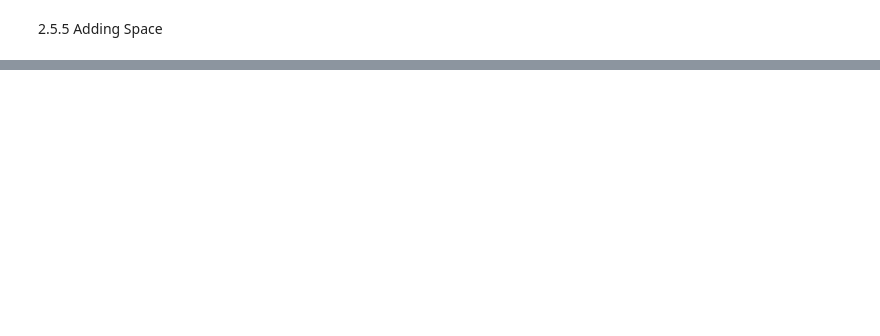
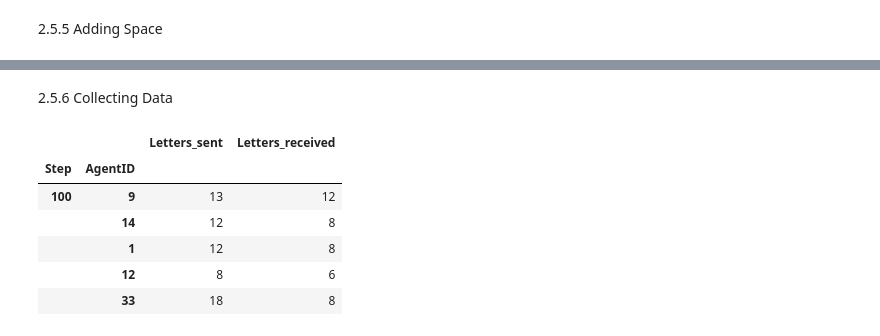
Before and after one commit to JacobBenSchwartz/Programming-Historians-Portfolio, a Jupyter notebook: Simulating-Historical-Communication-Networks.ipynb, the cells around one changed output, grey strips where cells are left out. Saved outputs shown, nothing was run; the diff lists cells and outputs as text; code cells hidden in the pictures; blank space fills up the shorter version.

```diff
--- a/Simulating-Historical-Communication-Networks.ipynb
+++ b/Simulating-Historical-Communication-Networks.ipynb
@@ -222,0 +223,7 @@ plt.colorbar(label="Number of Agents present in Cell")
+# %% [markdown]
+2.5.6 Collecting Data
+# %%
+def compute_received_letters(model):
+    number_of_received_letters = 0
+    for agent in model.schedule.agents:
+        return number_of_received_letters
@@ -222,0 +263,11 @@ plt.colorbar(label="Number of Agents present in Cell")
+# %%
+agent_letters = model.datacollector.get_agent_vars_dataframe()
+agent_letters.tail()
+# %% [output]
+|  |  | Letters_sent | Letters_received |
+| Step | AgentID |  |  |
+| 100 | 9 | 13 | 12 |
+|  | 14 | 12 | 8 |
+|  | 1 | 12 | 8 |
+|  | 12 | 8 | 6 |
+|  | 33 | 18 | 8 |
```
Also changed, not shown: parts of 10 cells of this notebook, 1 other file.
